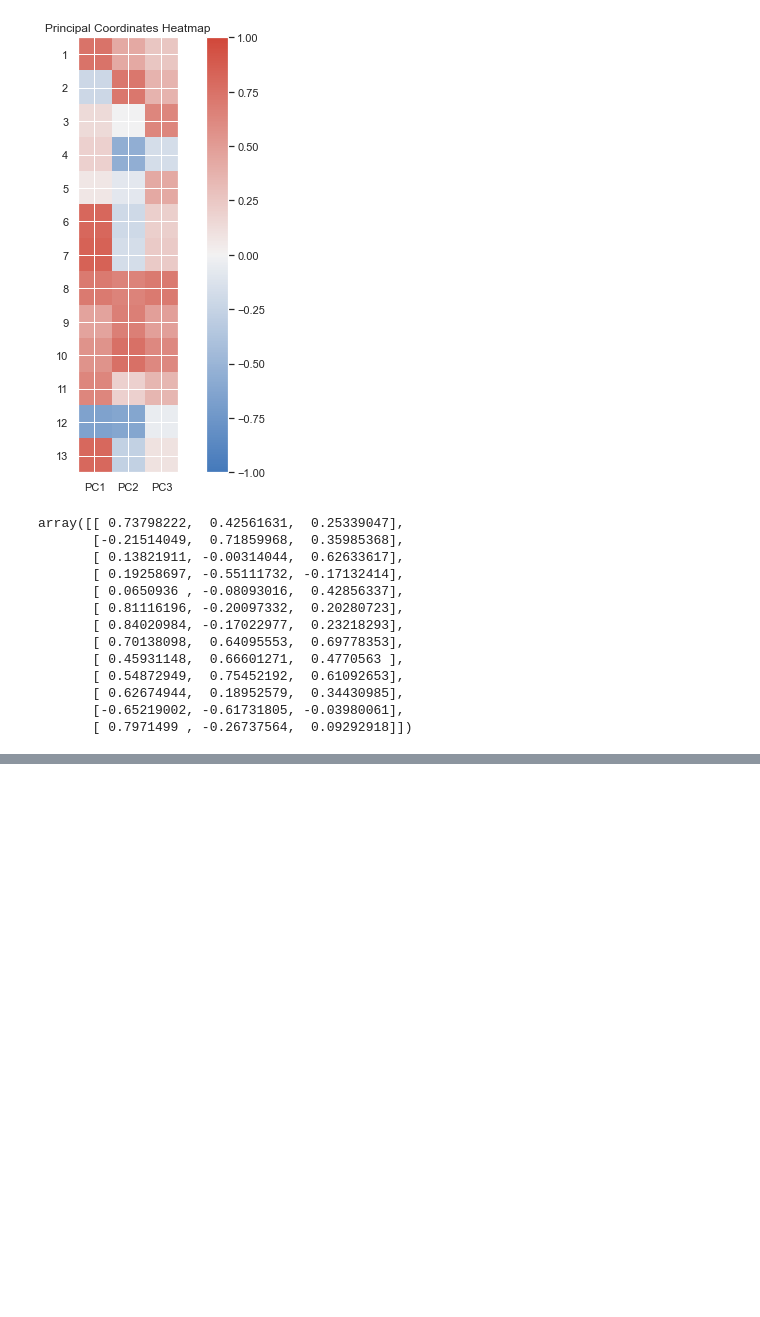
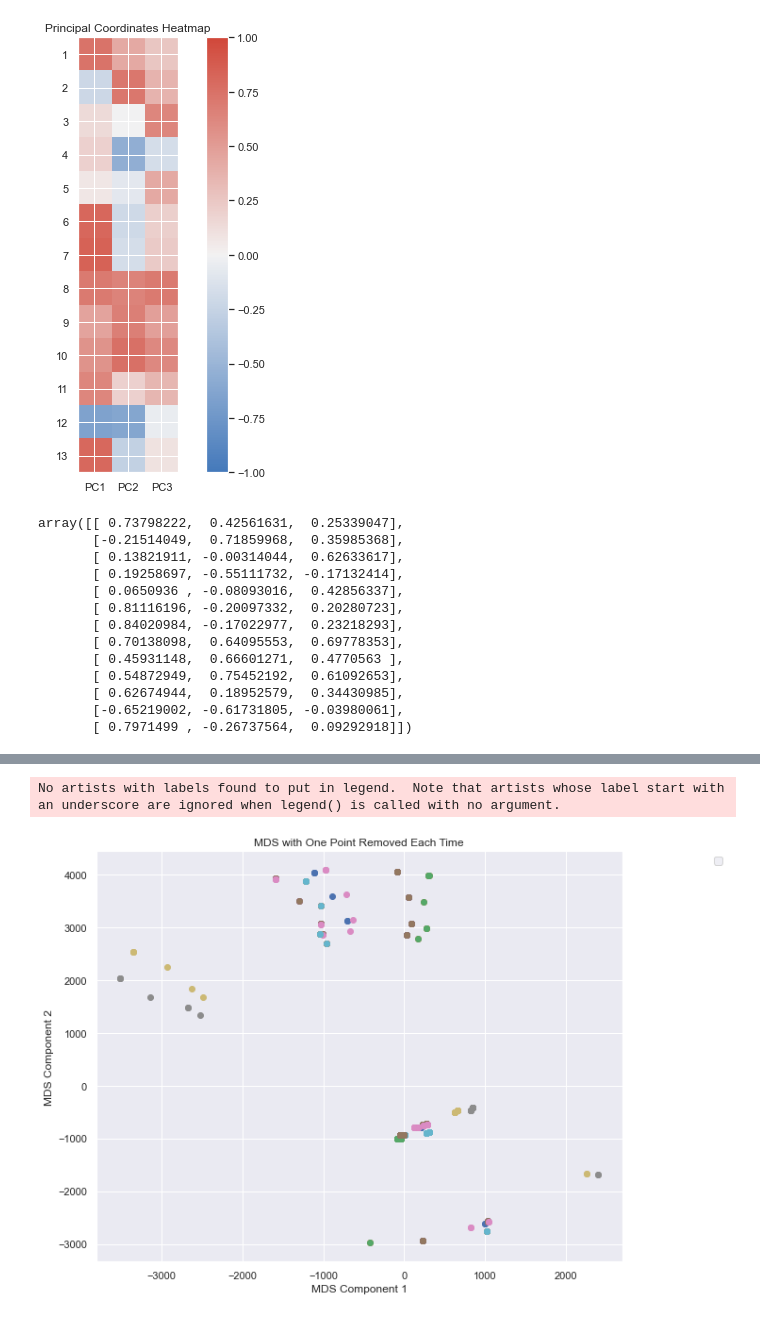
Before and after one commit to schmeti/u3cm_multivariate_analysis_project, a Jupyter notebook: Sleep_dataset_proyect.ipynb, the cells around one changed output, grey strips where cells are left out. Drawn from its saved outputs; the diff is of its cells as text; code cells hidden in the pictures; blank space fills up the shorter version.

```diff
--- a/Sleep_dataset_proyect.ipynb
+++ b/Sleep_dataset_proyect.ipynb
@@ -1282 +1605,56 @@ array([[ 0.73798222,  0.42561631,  0.25339047],
+# %%
+import pandas as pd
+import numpy as np
+import matplotlib.pyplot as plt
+from sklearn.manifold import MDS
+from sklearn.preprocessing import LabelEncoder
+
+# Function to preprocess the data (encode categorical columns)
+def preprocess_data(data):
+    # Apply Label Encoding to all categorical columns
+    le = LabelEncoder()
+    data_encoded = data.copy()
+
+    for column in data_encoded.select_dtypes(include=['object']).columns:
+        data_encoded[column] = le.fit_transform(data_encoded[column])
+
+    return data_encoded
+
+# Function to plot MDS after removing one point at a time
+def plot_mds(data):
+    # Preprocess data: convert categorical columns to numeric
+    data_encoded = preprocess_data(data)
+
+    # Initialize the MDS object
+    mds = MDS(n_components=2, dissimilarity='euclidean', random_state=42)
+
+    # Create a plot
+    plt.figure(figsize=(10, 8))
+
+    # Perform MDS by removing one point at a time
+    for i in range(len(data_encoded)):
+        # Remove the i-th row (point) from the data
+        data_removed = data_encoded.drop(data_encoded.index[i])
+
+        # Fit MDS to the remaining data
+        mds_fit = mds.fit_transform(data_removed)
+
+        # Plot the first two principal coordinates (MD coordinates)
+        plt.scatter(mds_fit[:, 0], mds_fit[:, 1])
+
+    # Customize plot
+    plt.title('MDS with One Point Removed Each Time')
+    plt.xlabel('MDS Component 1')
+    plt.ylabel('MDS Component 2')
+    plt.legend(loc='upper right', bbox_to_anchor=(1.2, 1))
+    plt.grid(True)
+    plt.show()
+
+# Example usage (assuming 'data' is your dataframe)
+# plot_mds(data)
+
+plot_mds(data[numeric_variables+categorical_variables].head(30))
+# %% [output]
+No artists with labels found to put in legend.  Note that artists whose label start with an underscore are ignored when legend() is called with no argument.
+[figure, added]
 # %%
```
Also changed, not shown: parts of 10 cells of this notebook.
